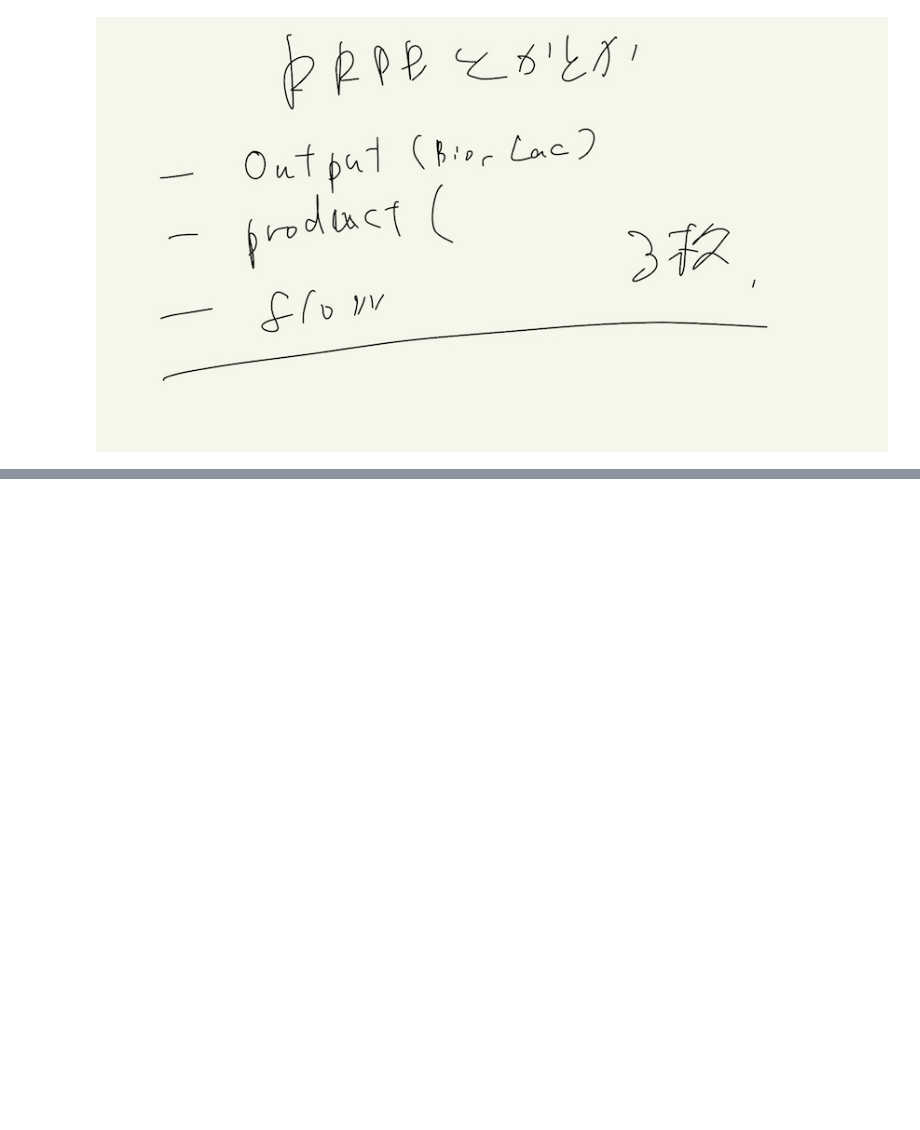
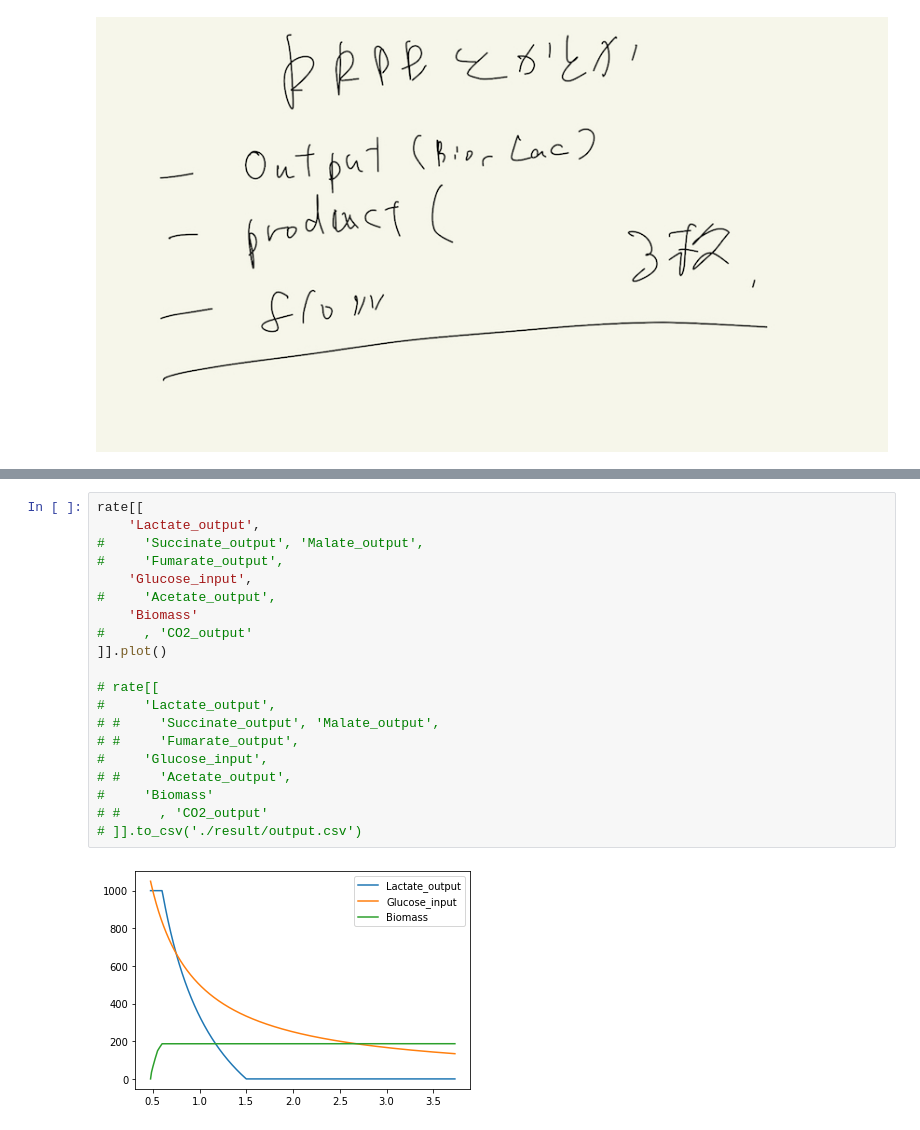
Before and after one commit to inoue0426/Cancer_cell_modeling_using_FBA, a Jupyter notebook: code/make figure.ipynb, the cells around one changed output, grey strips where cells are left out. Drawn from its saved outputs; the diff is of its cells as text; blank space fills up the shorter version.

```diff
--- a/code/make figure.ipynb
+++ b/code/make figure.ipynb
@@ -169,3 +354,25 @@ Image("./list.jpeg")
+# %%
+rate[[
+    'Lactate_output',
+#     'Succinate_output', 'Malate_output',
+#     'Fumarate_output',
+    'Glucose_input',
+#     'Acetate_output',
+    'Biomass'
+#     , 'CO2_output'
+]].plot()
+
+# rate[[
+#     'Lactate_output',
+# #     'Succinate_output', 'Malate_output',
+# #     'Fumarate_output',
+#     'Glucose_input',
+# #     'Acetate_output',
+#     'Biomass'
+# #     , 'CO2_output'
+# ]].to_csv('./result/output.csv')
+# %% [output]
+[figure, added]
 # %%
 rate.columns
 # %% [output]
```
Also changed, not shown: parts of 25 cells of this notebook, 4 other files.
